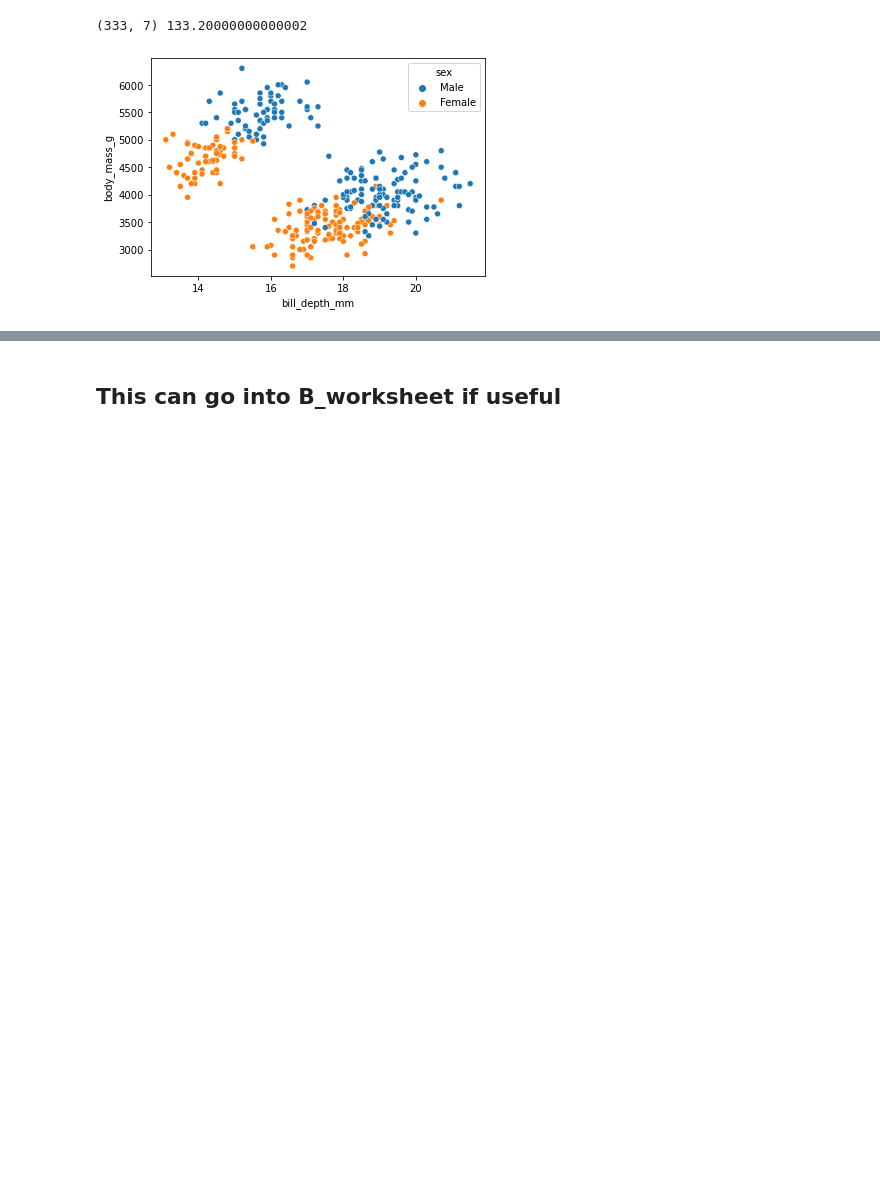
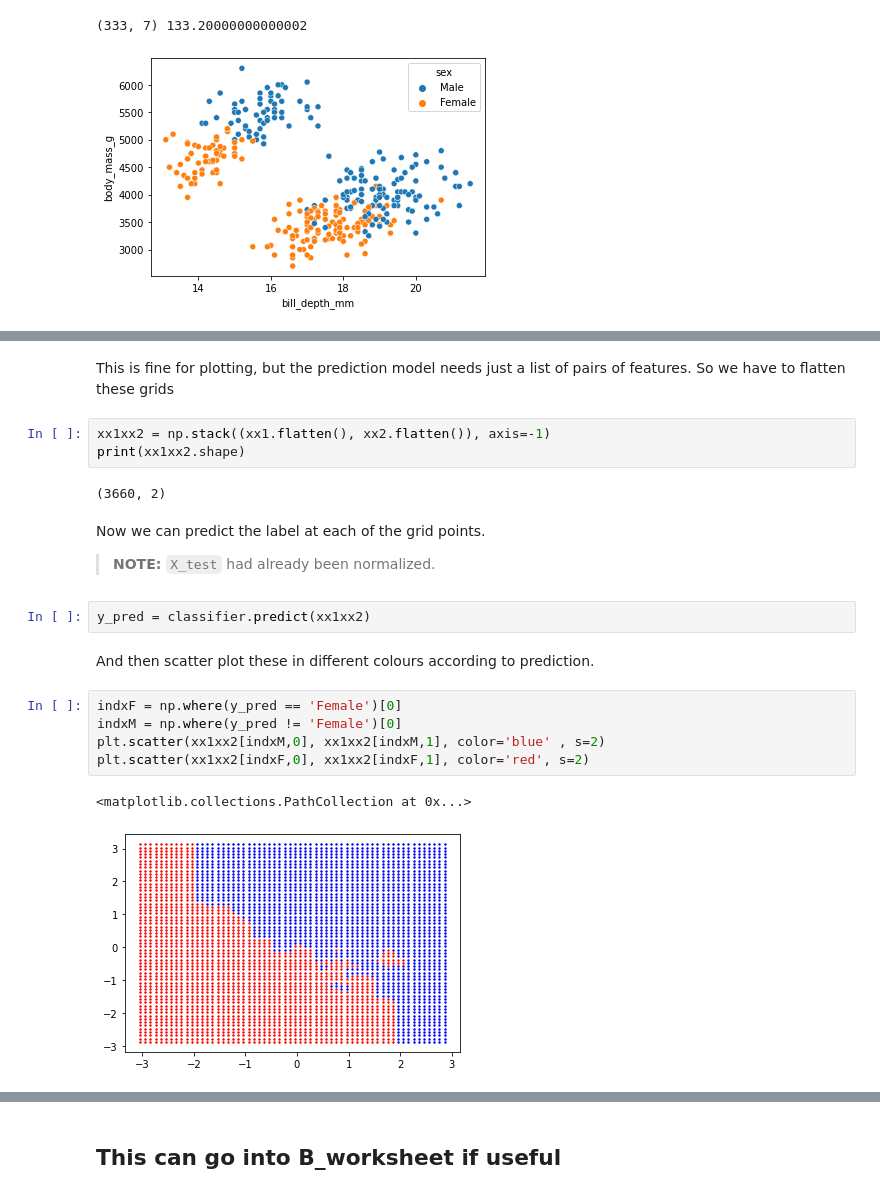
Before and after one commit to variationalform/FML, a Jupyter notebook: notebooks/4_concepts.ipynb, the cells around one changed output, grey strips where cells are left out. Cells and saved outputs as stored; diff of their text form; blank space fills up the shorter version.

```diff
--- a/notebooks/4_concepts.ipynb
+++ b/notebooks/4_concepts.ipynb
@@ -796,0 +695,24 @@ At some point this is better as a bash script outside of the notebook
+# %% [markdown]
+This is fine for plotting, but the prediction model needs just a
+list of pairs of features. So we have to flatten these grids
+# %%
+xx1xx2 = np.stack((xx1.flatten(), xx2.flatten()), axis=-1)
+print(xx1xx2.shape)
+# %% [output]
+(3660, 2)
+# %% [markdown]
+Now we can predict the label at each of the grid points.
+
+> **NOTE:** `X_test` had already been normalized.
+# %%
+y_pred = classifier.predict(xx1xx2)
+# %% [markdown]
+And then scatter plot these in different colours according to prediction.
+# %%
+indxF = np.where(y_pred == 'Female')[0]
+indxM = np.where(y_pred != 'Female')[0]
+plt.scatter(xx1xx2[indxM,0], xx1xx2[indxM,1], color='blue' , s=2)
+plt.scatter(xx1xx2[indxF,0], xx1xx2[indxF,1], color='red', s=2)
+# %% [output]
+<matplotlib.collections.PathCollection at 0x...>
+[figure, added]
```
Also changed, not shown: parts of 59 cells of this notebook.
